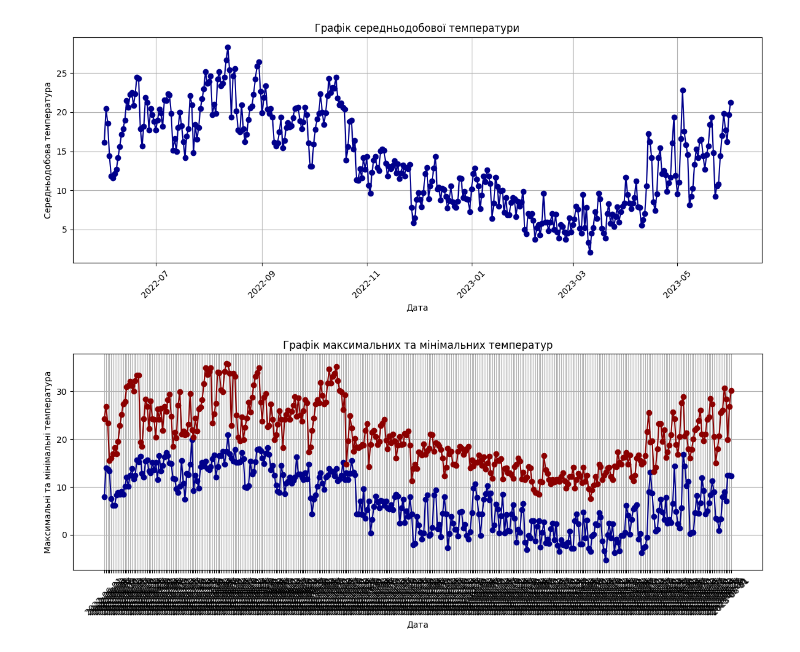
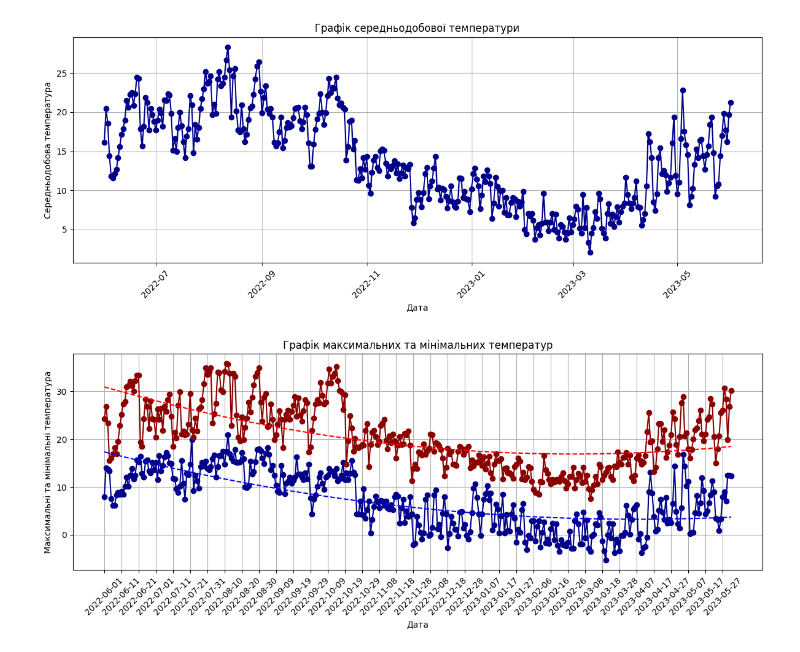
Before and after one commit to PianoMaker/AspNet_basic_forms, a Jupyter notebook: Homework25_05.ipynb, the cells around one changed output. Cells and saved outputs as stored; diff of their text form; code cells hidden in the pictures.

Commit message:
додано лінії тренду

```diff
--- a/Homework25_05.ipynb
+++ b/Homework25_05.ipynb
@@ -20 +13,20 @@ else:
 ✅ Google Drive вже змонтований.
+# %%
+#Тут я експериментую з середовищем....
+
+drive.mount('/content/drive')
+mount_path = '/content/drive/MyDrive/Colab Notebooks/PandasHomework'
+
+
+if os.path.exists(mount_path) and os.path.isdir(mount_path):
+    print("✅ Google Drive вже змонтований.")
+else:
+    drive.mount(mount_path)
+
+files = os.listdir(mount_path)
+print("📂 Знайдені файли у папці:")
+for f in files:
+    print(f)
+
+sales_data = os.path.join(mount_path, 'sales_data.csv')
+weather_data = os.path.join(mount_path, 'weather.csv')
@@ -21,11 +41,11 @@ else:
 # %%
-path = '/content/sales_data.csv'
+path = sales_data
 
 
-#Тут власне вирішення задачі
 if not os.path.exists(path):
     sys.exit()
 
+#Тут власне вирішення задачі
 print("\n", f"Опрацьовуємо файл {path}.", "\n")
 data = pd.read_csv(path)
 print(data)
@@ -53,5 +91,5 @@ SystemExit:
 # %%
-path = '/content/weather.csv'
+path = weather_data
 
 
 print("\n", f"Опрацьовуємо файл {path}.", "\n")
@@ -198,30 +236,48 @@ plt.show()
 # %% [output]
 [figure]
 # %%
+from matplotlib.dates import date2num
+
 dates = []
 values_min = []
 values_max = []
 
 for _, row in data.iterrows():
     date = row['Date']
     try:
         value1 = float(row['MinTemp'])
         value2 = float(row['MaxTemp'])
         dates.append(date)
         values_min.append(value1)
         values_max.append(value2)
     except ValueError:
         print(f"Помилка перетворення числа: {row['MeanTemp']}")
 
+dates_num = date2num(dates)
+
+# Побудова поліноміальної регресії для мінімальних температур
+coeffs_min = np.polyfit(dates_num, values_min, deg=2)
+poly_min = np.poly1d(coeffs_min)
+trend_min = poly_min(dates_num)
+
+# Побудова поліноміальної регресії для максимальних температур
+coeffs_max = np.polyfit(dates_num, values_max, deg=2)
+poly_max = np.poly1d(coeffs_max)
+trend_max = poly_max(dates_num)
+
 plt.figure(figsize=(12, 5))
 plt.plot(dates, values_min, marker='o', linestyle='-', color='darkblue')
 plt.plot(dates, values_max, marker='o', linestyle='-', color='darkred')
+plt.plot(dates, trend_min, color='blue', linestyle='--', label='Тренд мінімальних')
+plt.plot(dates, trend_max, color='red', linestyle='--', label='Тренд максимальних')
+
+
 plt.xlabel("Дата")
 plt.ylabel("Максимальні та мінімальні температура")
 plt.title("Графік максимальних та мінімальних температур")
-plt.xticks(rotation=45)
+plt.xticks(dates[::10], rotation=45)
 plt.tight_layout()
 plt.grid(True)
 plt.show()
 # %% [output]
-[figure, old version]
+[figure, new version]
```
Also changed, not shown: parts of 4 cells of this notebook.
